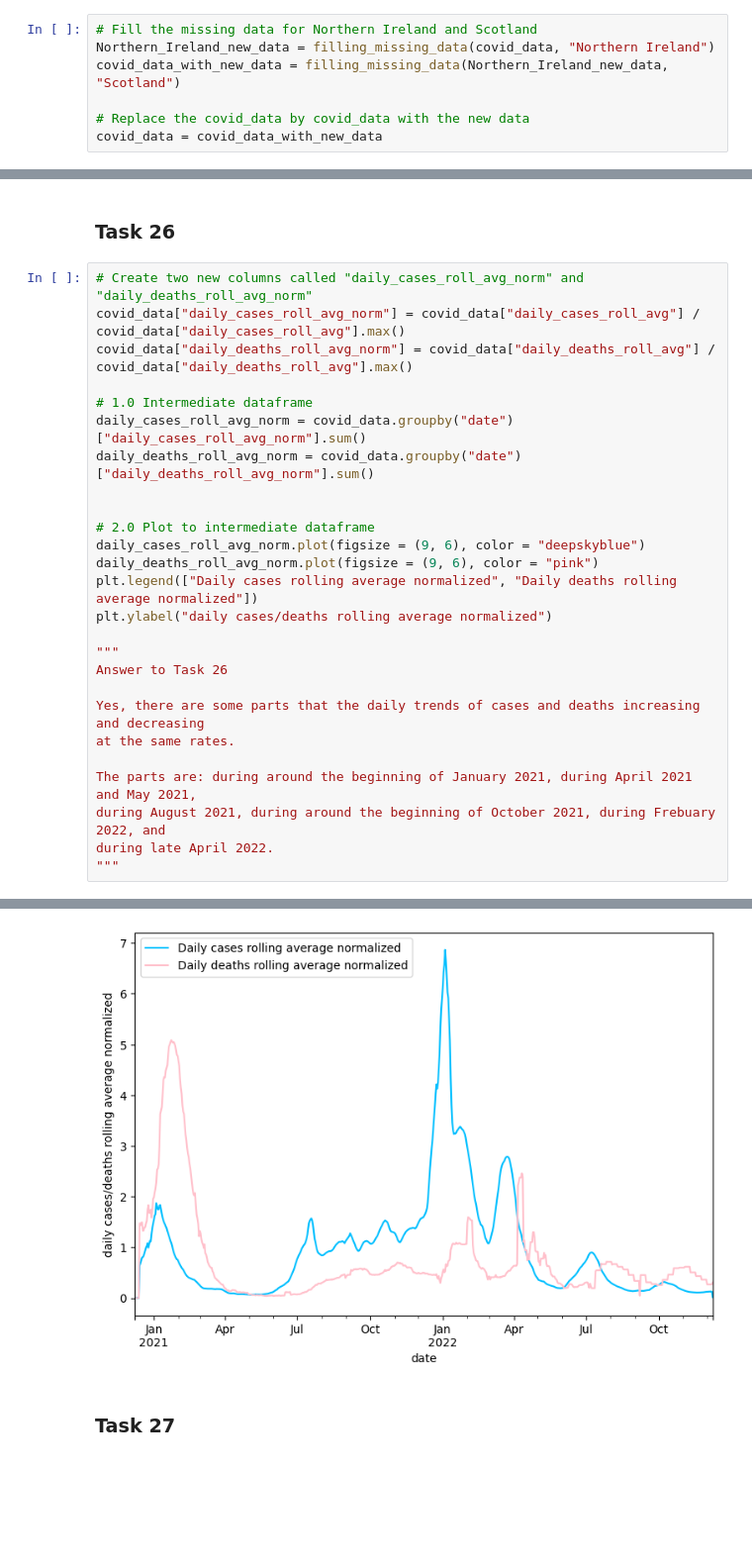
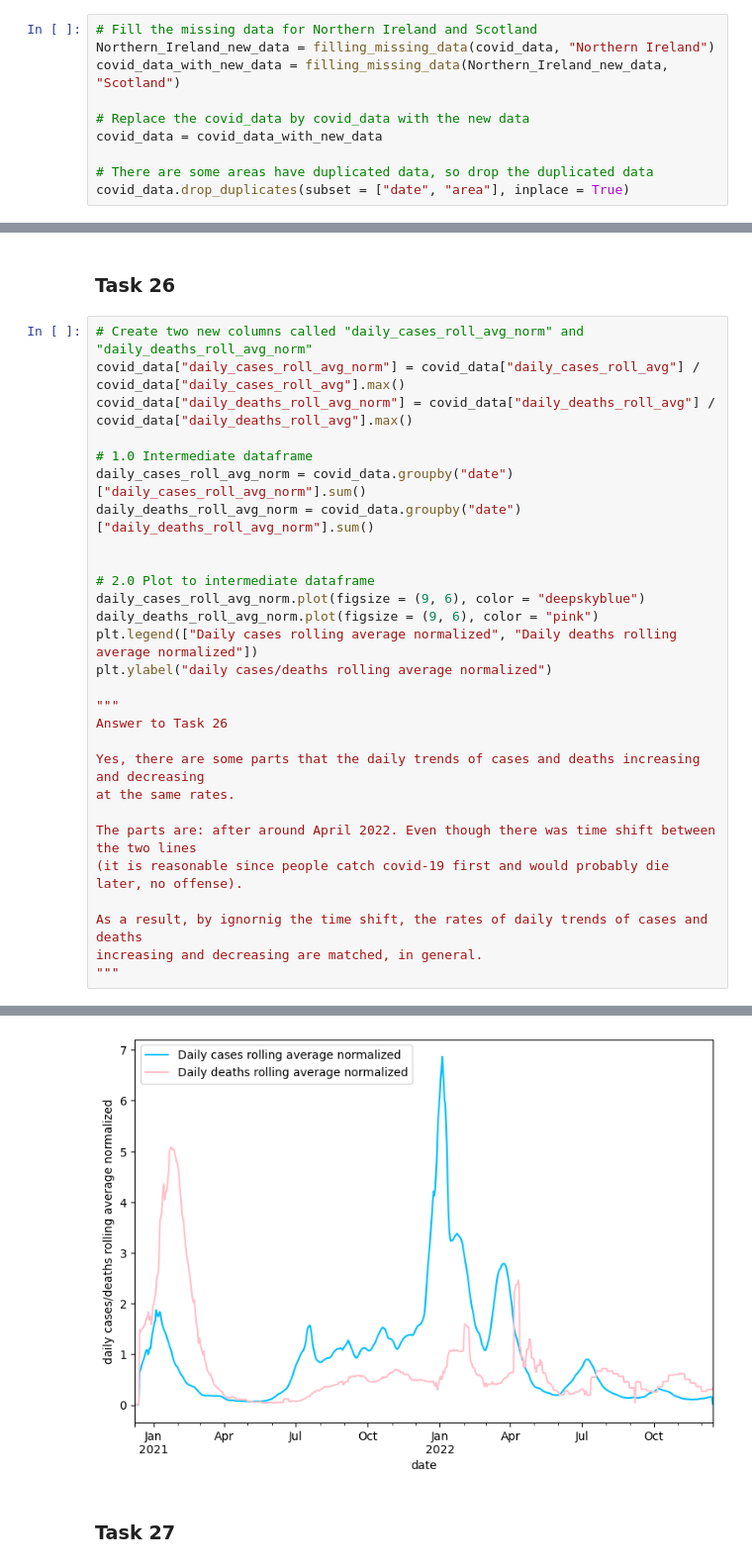
Before and after one commit to congrendai/CW2_for_computer_programing, a Jupyter notebook: CW2_A1.ipynb, the cells around one changed output, grey strips where cells are left out. Shown at 99% size. Saved outputs shown, nothing was run; the diff lists cells and outputs as text; blank space fills up the shorter version.

```diff
--- a/CW2_A1.ipynb
+++ b/CW2_A1.ipynb
@@ -274,6 +270,9 @@ covid_data_with_new_data = filling_missing_data(Northern_Ireland_new_data, "Scot
 
 # Replace the covid_data by covid_data with the new data
 covid_data = covid_data_with_new_data
+
+# There are some areas have duplicated data, so drop the duplicated data
+covid_data.drop_duplicates(subset = ["date", "area"], inplace = True)
 # %% [markdown]
 ### Task 15
 # %%
@@ -546,8 +545,10 @@ Answer to Task 26
 Yes, there are some parts that the daily trends of cases and deaths increasing and decreasing
 at the same rates.
 
-The parts are: during around the beginning of January 2021, during April 2021 and May 2021,
-during August 2021, during around the beginning of October 2021, during Frebuary 2022, and
-during late April 2022.
+The parts are: after around April 2022. Even though there was time shift between the two lines
+(it is reasonable since people catch covid-19 first and would probably die later, no offense).
+
+As a result, by ignornig the time shift, the rates of daily trends of cases and deaths
+increasing and decreasing are matched, in general.
 """
 # %% [output]
@@ -555,4 +556,4 @@ during late April 2022.
-[figure, old version]
+[figure, new version]
 # %% [markdown]
 ### Task 27
 # %%
```
Also changed, not shown: parts of 15 cells of this notebook, 2 other files.
